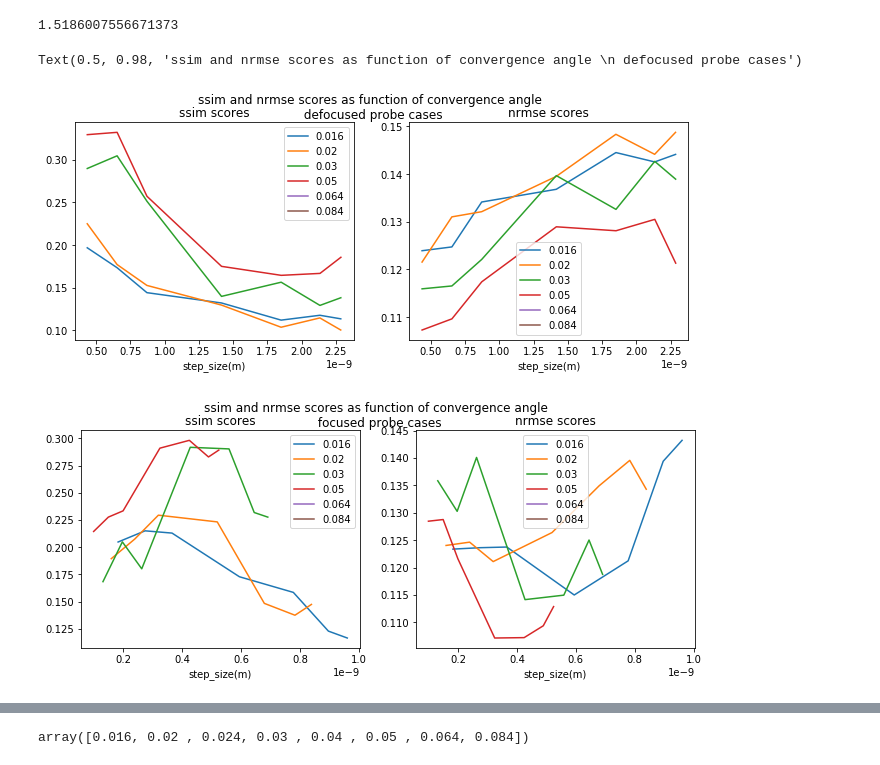
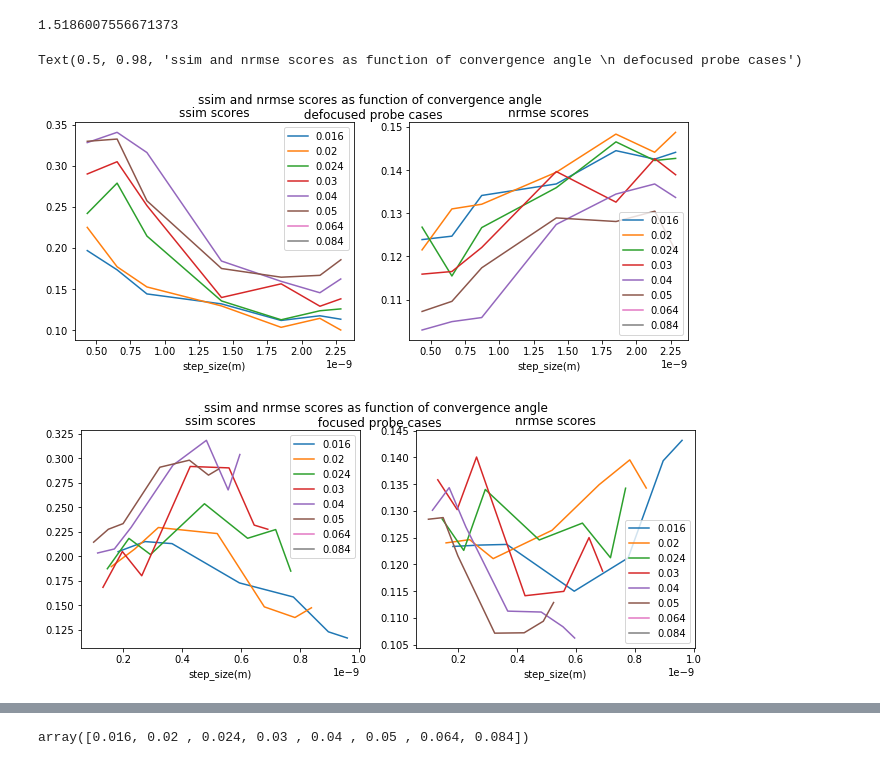
Before and after one commit to CDScattering/Staff-notebooks, a Jupyter notebook: ptyREX_sim_matrix/4_inspect_ptycho_recons.ipynb, the cells around one changed output, grey strips where cells are left out. Saved outputs shown, nothing was run; the diff lists cells and outputs as text; code cells hidden in the pictures.

Commit message:
Adding a cell for error plotting to nb 4

```diff
--- a/ptyREX_sim_matrix/4_inspect_ptycho_recons.ipynb
+++ b/ptyREX_sim_matrix/4_inspect_ptycho_recons.ipynb
@@ -318,35 +320,34 @@ for i in range(6):
         shift, error, diffphase = register_translation(phase_ideal_bin, img_crop)
         offset_img = fourier_shift(np.fft.fftn(img_crop), shift)
         offset_img = np.fft.ifftn(offset_img)
         ssim_score = ssim(phase_ideal_bin, offset_img)
         nrmse_score = nrmse(phase_ideal_bin, offset_img, normalization= 'min-max')
         mse_score = mse(phase_ideal_bin, offset_img)
         ssim_scores.append(ssim_score)
         nrmse_scores.append(nrmse_score)
         mse_scores.append(mse_score)
 
-conv_angles = [0.016, 0.020, 0.030, 0.050, 0.064, 0.084]
 convergence = np.asarray(convergence)
 fig, ax = plt.subplots(1,2,figsize=(11,4))
 for angle in conv_angles:
     inds = np.where(convergence==angle)
     _steps = np.take(step_size, inds[0])
     _ssim = np.take(ssim_scores, inds[0])
     _nrmse = np.take(nrmse_scores, inds[0])
     _mse = np.take(mse_scores, inds[0])
 
     ax[0].plot(_steps, _ssim,label = str(angle))
     ax[0].set_title('ssim scores')
     ax[0].set_xlabel('step_size(m)')
     ax[1].plot(_steps, _nrmse,label = str(angle))
     ax[1].set_title('nrmse scores')
     ax[1].set_xlabel('step_size(m)')
     ax[0].legend()
     ax[1].legend()
 fig.suptitle('ssim and nrmse scores as function of convergence angle \n defocused probe cases')
 # %% [output]
 Text(0.5, 0.98, 'ssim and nrmse scores as function of convergence angle \n defocused probe cases')
-[figure, old version]
+[figure, new version]
 # %%
 ssim_scores = []
 nrmse_scores = []
@@ -373,7 +374,6 @@ for i in range(6):
         nrmse_scores.append(nrmse_score)
         mse_scores.append(mse_score)
 
-conv_angles = [0.016, 0.020, 0.030, 0.050, 0.064, 0.084]
 convergence = np.asarray(convergence)
 fig, ax = plt.subplots(1,2,figsize=(11,4))
 for angle in conv_angles:
@@ -394,7 +394,7 @@ for angle in conv_angles:
 fig.suptitle('ssim and nrmse scores as function of convergence angle \n focused probe cases')
 None
 # %% [output]
-[figure, old version]
+[figure, new version]
 # %%
 # To plot objects as a function of convergence angles
 conv_angles = np.asarray(conv_angles)
```
Also changed, not shown: parts of 4 cells of this notebook.
